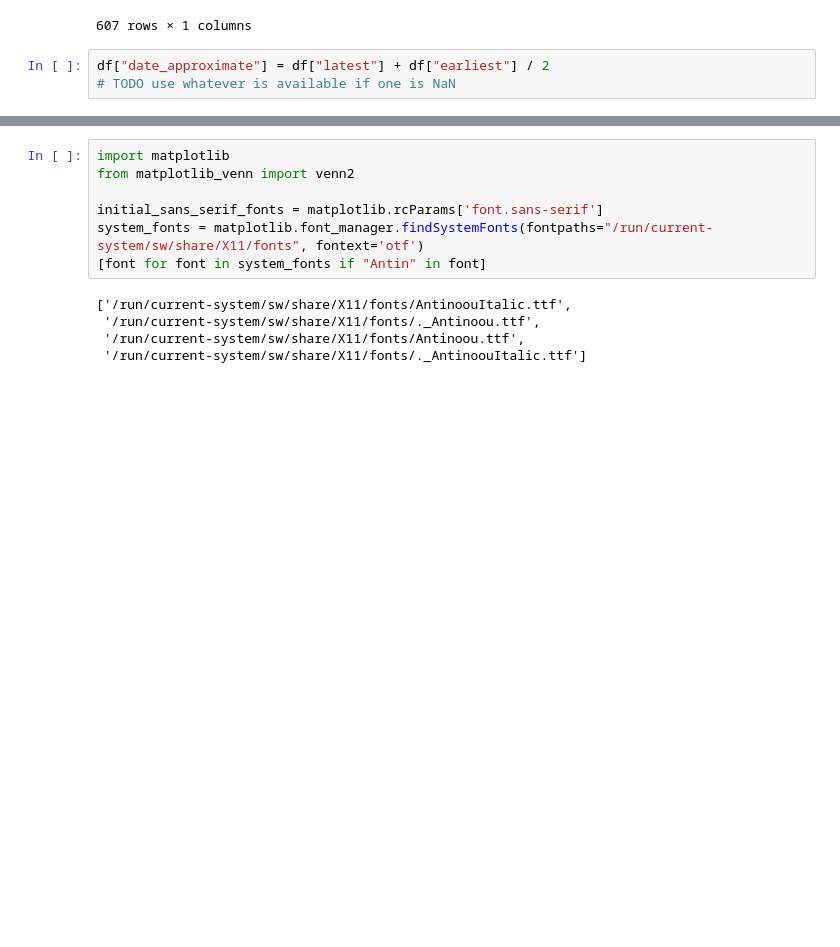
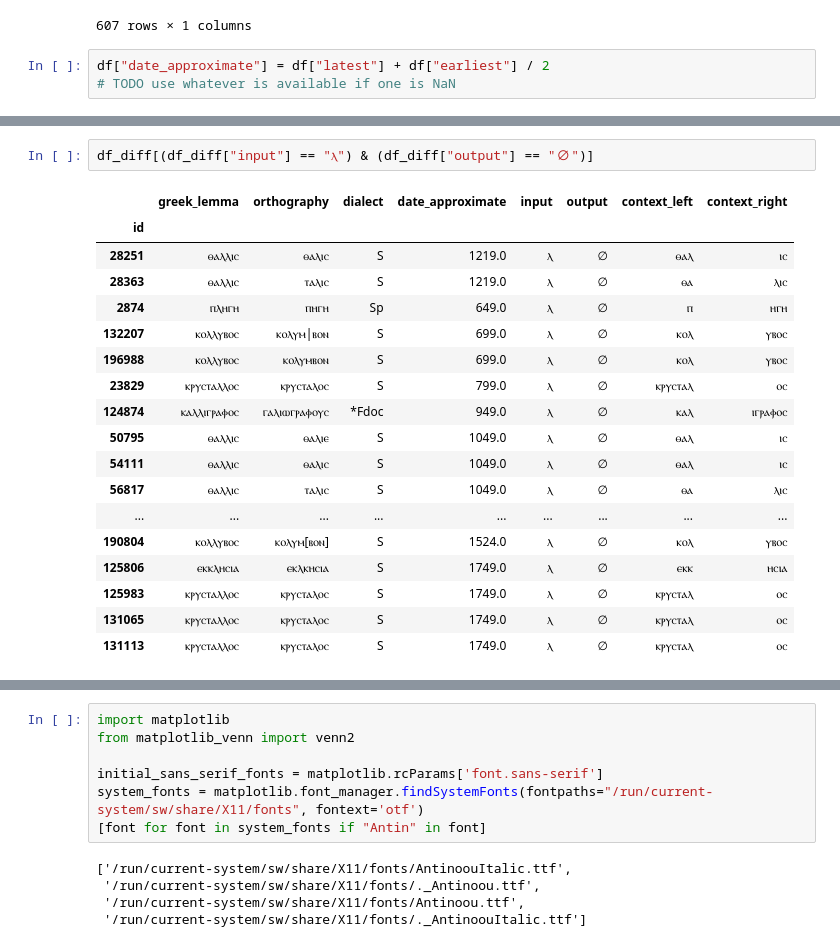
Before and after one commit to kmein/greek-coptic, a Jupyter notebook: greek-coptic.ipynb, the cells around one changed output, grey strips where cells are left out. Drawn from its saved outputs; the diff is of its cells as text; blank space fills up the shorter version.

Commit message:
massive postprocessing on diffs

```diff
--- a/greek-coptic.ipynb
+++ b/greek-coptic.ipynb
@@ -362,0 +604,21 @@ df_diff[(df_diff["input"] == "ⲏ") & (df_diff["output"] == "ⲓ")]
+# %%
+df_diff[(df_diff["input"] == "ⲗ") & (df_diff["output"] == "∅")]
+# %% [output]
+|  | greek_lemma | orthography | dialect | date_approximate | input | output | context_left | context_right |
+| id |  |  |  |  |  |  |  |  |
+| 28251 | ⲑⲁⲗⲗⲓⲥ | ⲑⲁⲗⲓⲥ | S | 1219.0 | ⲗ | ∅ | ⲑⲁⲗ | ⲓⲥ |
+| 28363 | ⲑⲁⲗⲗⲓⲥ | ⲧⲁⲗⲓⲥ | S | 1219.0 | ⲗ | ∅ | ⲑⲁ | ⲗⲓⲥ |
+| 2874 | ⲡⲗⲏⲅⲏ | ⲡⲏⲅⲏ | Sp | 649.0 | ⲗ | ∅ | ⲡ | ⲏⲅⲏ |
+| 132207 | ⲕⲟⲗⲗⲩⲃⲟⲥ | ⲕⲟⲗⲩⲙ|ⲃⲟⲛ | S | 699.0 | ⲗ | ∅ | ⲕⲟⲗ | ⲩⲃⲟⲥ |
+| 196988 | ⲕⲟⲗⲗⲩⲃⲟⲥ | ⲕⲟⲗⲩⲙⲃⲟⲛ | S | 699.0 | ⲗ | ∅ | ⲕⲟⲗ | ⲩⲃⲟⲥ |
+| 23829 | ⲕⲣⲩⲥⲧⲁⲗⲗⲟⲥ | ⲕⲣⲩⲥⲧⲁⲗⲟⲥ | S | 799.0 | ⲗ | ∅ | ⲕⲣⲩⲥⲧⲁⲗ | ⲟⲥ |
+| 124874 | ⲕⲁⲗⲗⲓⲅⲣⲁⲫⲟⲥ | ⲅⲁⲗⲓⲱⲅⲣⲁⲫⲟⲩⲥ | *Fdoc | 949.0 | ⲗ | ∅ | ⲕⲁⲗ | ⲓⲅⲣⲁⲫⲟⲥ |
+| 50795 | ⲑⲁⲗⲗⲓⲥ | ⲑⲁⲗⲓⲉ | S | 1049.0 | ⲗ | ∅ | ⲑⲁⲗ | ⲓⲥ |
+| 54111 | ⲑⲁⲗⲗⲓⲥ | ⲑⲁⲗⲓⲥ | S | 1049.0 | ⲗ | ∅ | ⲑⲁⲗ | ⲓⲥ |
+| 56817 | ⲑⲁⲗⲗⲓⲥ | ⲧⲁⲗⲓⲥ | S | 1049.0 | ⲗ | ∅ | ⲑⲁ | ⲗⲓⲥ |
+| ... | ... | ... | ... | ... | ... | ... | ... | ... |
+| 190804 | ⲕⲟⲗⲗⲩⲃⲟⲥ | ⲕⲟⲗⲩⲙ[ⲃⲟⲛ] | S | 1524.0 | ⲗ | ∅ | ⲕⲟⲗ | ⲩⲃⲟⲥ |
+| 125806 | ⲉⲕⲕⲗⲏⲥⲓⲁ | ⲉⲕⲗⲕⲏⲥⲓⲁ | S | 1749.0 | ⲗ | ∅ | ⲉⲕⲕ | ⲏⲥⲓⲁ |
+| 125983 | ⲕⲣⲩⲥⲧⲁⲗⲗⲟⲥ | ⲕⲣⲩⲥⲧⲁⲗⲟⲥ | S | 1749.0 | ⲗ | ∅ | ⲕⲣⲩⲥⲧⲁⲗ | ⲟⲥ |
+| 131065 | ⲕⲣⲩⲥⲧⲁⲗⲗⲟⲥ | ⲕⲣⲩⲥⲧⲁⲗⲟⲥ | S | 1749.0 | ⲗ | ∅ | ⲕⲣⲩⲥⲧⲁⲗ | ⲟⲥ |
+| 131113 | ⲕⲣⲩⲥⲧⲁⲗⲗⲟⲥ | ⲕⲣⲩⲥⲧⲁⲗⲟⲥ | S | 1749.0 | ⲗ | ∅ | ⲕⲣⲩⲥⲧⲁⲗ | ⲟⲥ |
```
Also changed, not shown: parts of 20 cells of this notebook.
